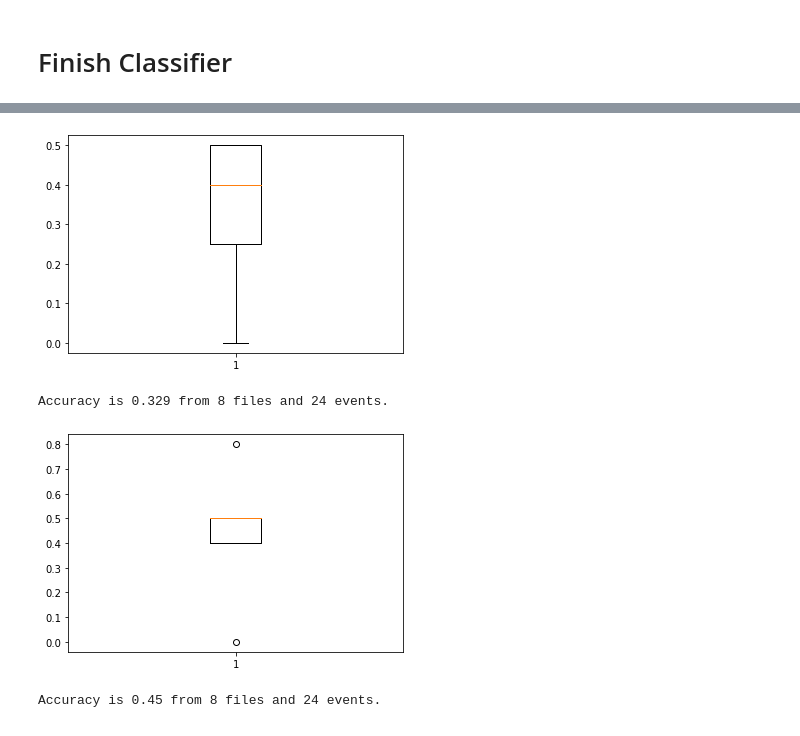
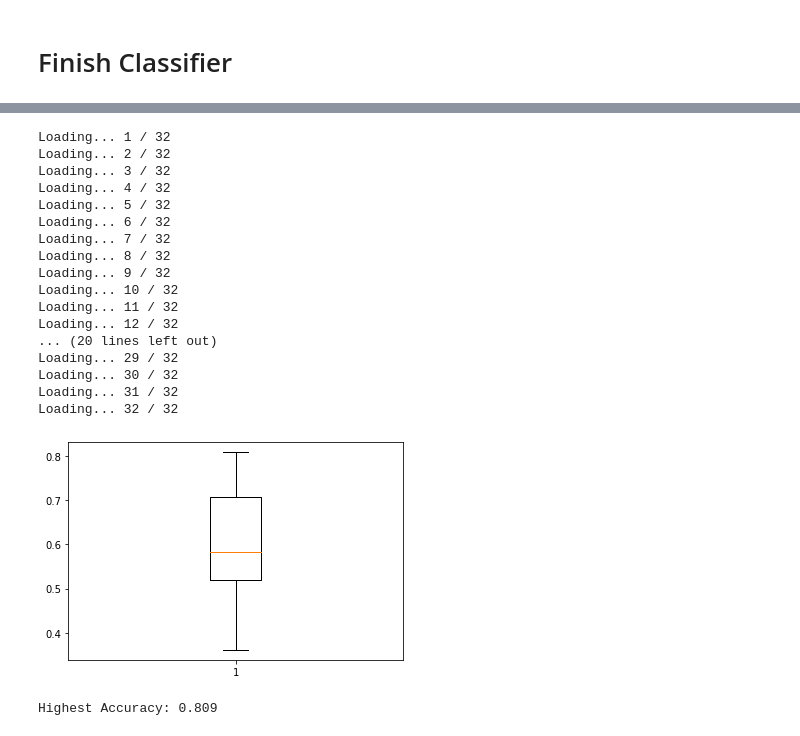
Before and after one commit to yingzhenwang/Brain, a Jupyter notebook: notebook.ipynb, the cells around one changed output, grey strips where cells are left out. Saved outputs shown, nothing was run; the diff lists cells and outputs as text; code cells hidden in the pictures.

```diff
--- a/notebook.ipynb
+++ b/notebook.ipynb
@@ -340,7 +339,7 @@ def predict_wave(path,down_sample_rate = 80, window_size = 0.5, threshold_events
 def similar(a, b):
     return SequenceMatcher(None, a, b).ratio()
 # %%
-def accuracy(folder_path = "arm_signal/", down_sample_rate = 80, window_size = 0.5, threshold_events = 12, difference = 1.3, cutoff = 5):
+def accuracy(folder_path = "arm_signal/", down_sample_rate = 80, window_size = 0.5, threshold_events = 12, difference = 1.3, cutoff = 5, classifier_interval = 1, plot = True, printt = True):
     path = str(folder_path)
     directory = os.fsencode(path)
     accuracy = []
@@ -398,12 +397,12 @@ def accuracy(folder_path = "arm_signal/", down_sample_rate = 80, window_size = 0
             correct_answer = list(correct)
             estimate = []
             for i in range(len(intervals)):
-                if intervals[i][1] - intervals[i][0] < 1:
+                if intervals[i][1] - intervals[i][0] < classifier_interval:
                     estimate.append("U")
-                elif intervals[i][1] - intervals[i][0] >= 1:
+                elif intervals[i][1] - intervals[i][0] >= classifier_interval:
                     estimate.append("E")
-            # counter = 0
-            # acc = 0
+            counter = 0
+            acc = 0
             # for i in correct_answer:
             #     if counter > len(correct_answer):
             #         continue
@@ -417,9 +416,13 @@ def accuracy(folder_path = "arm_signal/", down_sample_rate = 80, window_size = 0
             # similar(correct_answer, estimate)
         # accuracy.append(acc/len(correct_answer))
         accuracy.append(similar(correct_answer, estimate))
-    plt.boxplot(accuracy)
-    plt.show()
+
+    if plot == True:
+        plt.boxplot(accuracy)
+        plt.show()
     nparr = np.array(accuracy)
     acc_value = np.sum(nparr)/len(nparr)
     # acc_value = sum(int(accuracy))/len(accuracy)
-    print("Accuracy is", round(acc_value,3), "from",number_of_files,"files and",number_of_files*len(correct_answer),"events.")
+    if printt == True:
+        print("From",folder_path.strip(" "), ":", "accuracy is", round(acc_value,3), "from",number_of_files,"files and",number_of_files*len(correct_answer),"events.")
+    return round(acc_value,3)
@@ -525,10 +493,49 @@ Accuracy is 0.392 from 8 files and 24 events.
-# %%
-accuracy("Yuxuan/shoulder/")
-# %% [output]
-[figure, removed]
-Accuracy is 0.329 from 8 files and 24 events.
-# %%
-accuracy("Yuxuan/wrist/")
-# %% [output]
-[figure, removed]
-Accuracy is 0.45 from 8 files and 24 events.
+# %%
+
+acc = []
+
+
+difference_test = np.arange(0.5,2.1, 0.05)
+classifier_interval_test = np.arange(0,2.1,0.1)
+counter = 0
+difference_counter = 0
+classifier_counter = 0
+for difference in difference_test:
+    for classifier_interval in classifier_interval_test:
+        a = accuracy("ear_all/", difference = difference, plot = False, classifier_interval = classifier_interval, printt = False)
+        acc.append(a)
+        classifier_counter += 1
+        if a >= 0.80:
+            print("Accuracy:", a, "Difference:",difference,"Classifier Interval:",classifier_interval, "D Counter:",difference_counter,"C Counter:",classifier_counter)
+    counter += 1
+    difference_counter += 1
+    print("Loading...", counter,"/",len(difference_test))
+plt.boxplot(acc)
+plt.show()
+print("Highest Accuracy:",max(acc))
+# print("Total Accuracy between 3 files is", round(sum(acc)/3,3))
+# print(difference_test)
+
+
+
+# We tested that from 0 to 0.5 in differences, there is no significant accuracy scores. Let us start from 0.5 onwards.
+# %% [output]
+Loading... 1 / 32
+Loading... 2 / 32
+Loading... 3 / 32
+Loading... 4 / 32
+Loading... 5 / 32
+Loading... 6 / 32
+Loading... 7 / 32
+Loading... 8 / 32
+Loading... 9 / 32
+Loading... 10 / 32
+Loading... 11 / 32
+Loading... 12 / 32
+... (20 lines left out)
+Loading... 29 / 32
+Loading... 30 / 32
+Loading... 31 / 32
+Loading... 32 / 32
+[figure, added]
+Highest Accuracy: 0.809
```
Also changed, not shown: parts of 13 cells of this notebook, 38 other files.
